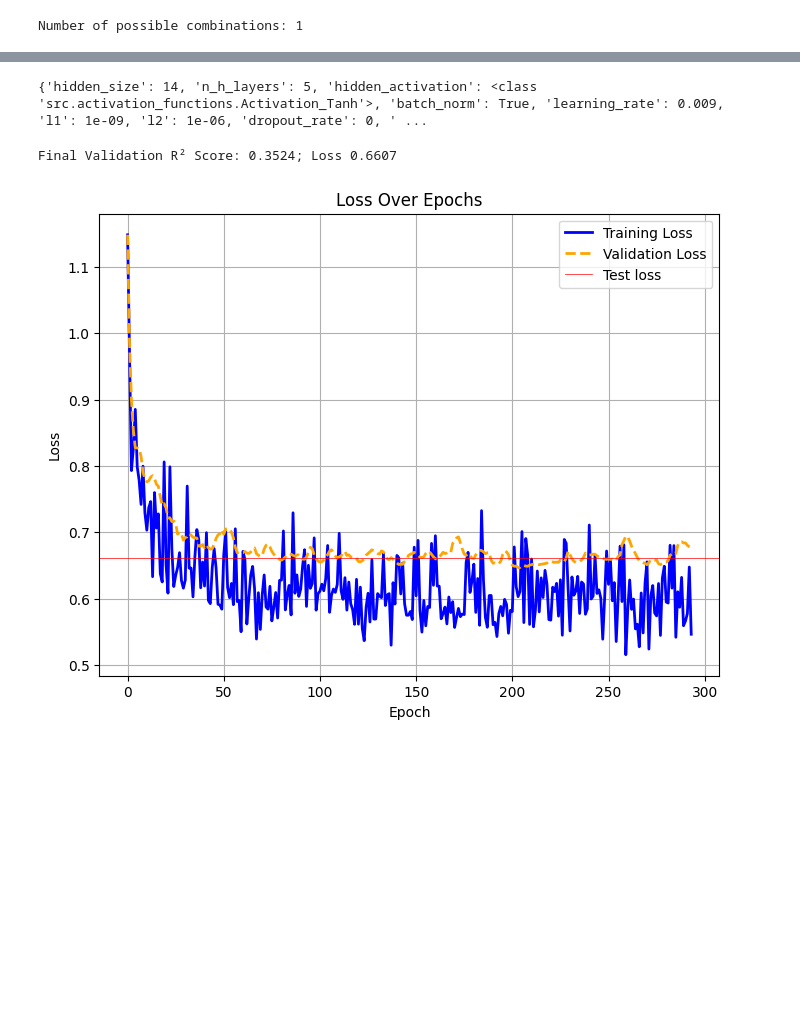
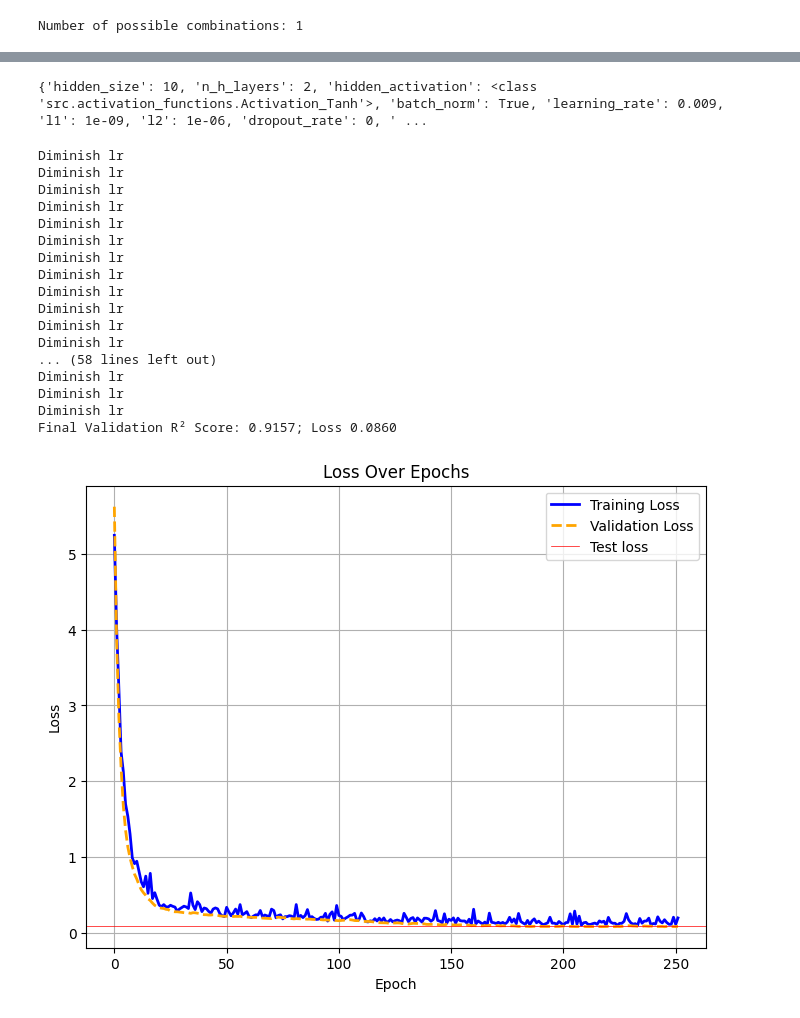
Before and after one commit to Mostafa772/ML_project, a Jupyter notebook: CUP.ipynb, the cells around one changed output, grey strips where cells are left out. Saved outputs shown, nothing was run; the diff lists cells and outputs as text; code cells hidden in the pictures; blank space fills up the shorter version.

Commit message:
lr scheduler

```diff
--- a/CUP.ipynb
+++ b/CUP.ipynb
@@ -80,8 +77,8 @@ X_val = np.asarray(X_val)
 y_val = np.asarray(y_val)
 # %%
 param_distributions = {
-    'hidden_size': [14],
-    'n_h_layers': [5],
+    'hidden_size': [10],
+    'n_h_layers': [2],
     'hidden_activation': [Activation_Tanh],
     'batch_norm': [True],
     'learning_rate': [9e-3],  #np.logspace(-3, -1, num=5).tolist(),
@@ -89,11 +86,13 @@ param_distributions = {
     'l2': [1e-6], #np.logspace(-7, -2, num=5).tolist(),
     'dropout_rate': [0], #np.logspace(-4, -2, num=5).tolist(),
     'batch_size': [64],
-    'n_epochs': [300],
-    'weight_decay': [1e-9], #np.logspace(-4, -1, num=5).tolist(),
-    'patience': [90],
+    'n_epochs': [350],
+    'weight_decay': [1e-7], #np.logspace(-4, -1, num=5).tolist(),
+    'patience': [30],
     'CC': [False],
     'weights_init': ['gaussian_scaled'],
+    'output_activation': [Activation_Linear()],
+    'sched_decay': [1.4]
 }
 
 print(f"Number of possible combinations: {count_permutations(param_distributions)}")
@@ -115,28 +124,45 @@ best_hyperparams, best_performance = random_search(X_train=X_train,
 # %%
 print(best_hyperparams)
 # %% [output]
-{'hidden_size': 14, 'n_h_layers': 5, 'hidden_activation': <class 'src.activation_functions.Activation_Tanh'>, 'batch_norm': True, 'learning_rate': 0.009, 'l1': 1e-09, 'l2': 1e-06, 'dropout_rate': 0, ' ...
+{'hidden_size': 10, 'n_h_layers': 2, 'hidden_activation': <class 'src.activation_functions.Activation_Tanh'>, 'batch_norm': True, 'learning_rate': 0.009, 'l1': 1e-09, 'l2': 1e-06, 'dropout_rate': 0, ' ...
 # %%
 if best_hyperparams['CC']:
     model = CascadeCorrelation(input_size = 12, output_size=3, activation=Activation_Leaky_ReLU, output_activation = Activation_Sigmoid)
 else:
     model = NN(
         l1=best_hyperparams['l1'],
         l2=best_hyperparams['l2'],
         input_size=12,
         hidden_size=best_hyperparams['hidden_size'],
         output_size=3,
         hidden_activation=best_hyperparams['hidden_activation'],
         dropout_rate=best_hyperparams['dropout_rate'],
         use_batch_norm=best_hyperparams['batch_norm'],
-        n_h_layers=best_hyperparams['n_h_layers']
+        n_h_layers=best_hyperparams['n_h_layers'],
+        output_activation=best_hyperparams['output_activation']
     )
 
 train = Train(best_hyperparams, model, regression=True)
 train.train_and_evaluate(X_train, y_train, X_val, y_val)
 train.test(X_val, y_val)
 print(f"Final Validation R² Score: {train.test_score:.4f}; Loss {train.test_loss:.4f}")
 train.plot(score=True)
 # %% [output]
-Final Validation R² Score: 0.3524; Loss 0.6607
+Diminish lr
+Diminish lr
+Diminish lr
+Diminish lr
+Diminish lr
+Diminish lr
+Diminish lr
+Diminish lr
+Diminish lr
+Diminish lr
+Diminish lr
+Diminish lr
+... (58 lines left out)
+Diminish lr
+Diminish lr
+Diminish lr
+Final Validation R² Score: 0.9157; Loss 0.0860
-[figure, old version]
+[figure, new version]
```
Also changed, not shown: parts of 3 cells of this notebook, 7 other files.
